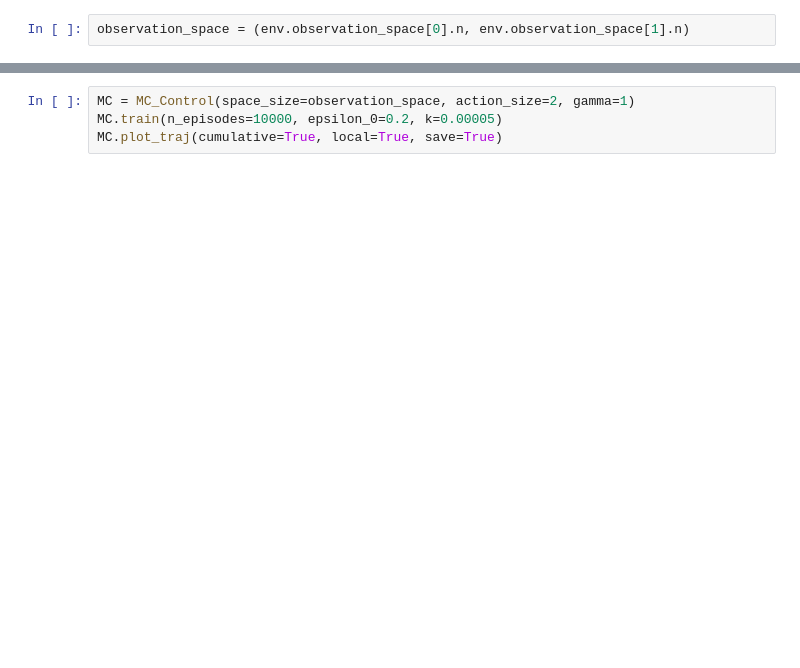
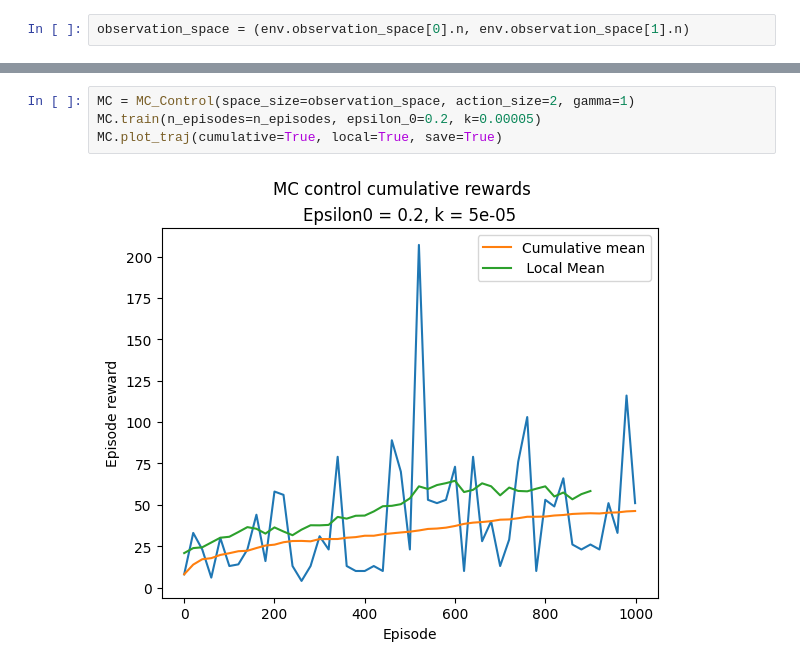
Before and after one commit to SDavenia/RL_Flappy_Bird, a Jupyter notebook: Ufficiale/MC_Control.ipynb, the cells around one changed output, grey strips where cells are left out. Saved outputs shown, nothing was run; the diff lists cells and outputs as text; blank space fills up the shorter version.

```diff
--- a/Ufficiale/MC_Control.ipynb
+++ b/Ufficiale/MC_Control.ipynb
@@ -188,6 +192,8 @@ MC.plot_traj(cumulative=True, local=True, save=True)
 # %%
 MC = MC_Control(space_size=observation_space, action_size=2, gamma=1)
-MC.train(n_episodes=10000, epsilon_0=0.2, k=0.00005)
+MC.train(n_episodes=n_episodes, epsilon_0=0.2, k=0.00005)
 MC.plot_traj(cumulative=True, local=True, save=True)
+# %% [output]
+[figure, added]
 # %%
 MC = MC_Control(space_size=observation_space, action_size=2, gamma=1)
```
Also changed, not shown: parts of 7 cells of this notebook, 7 other files.
